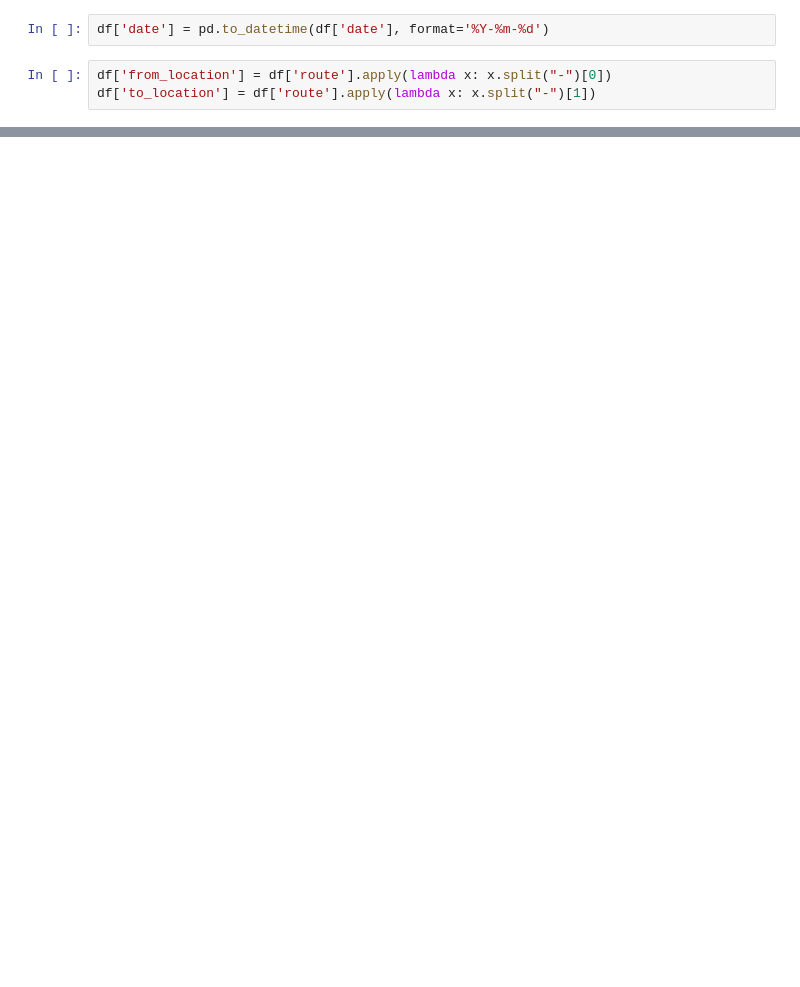
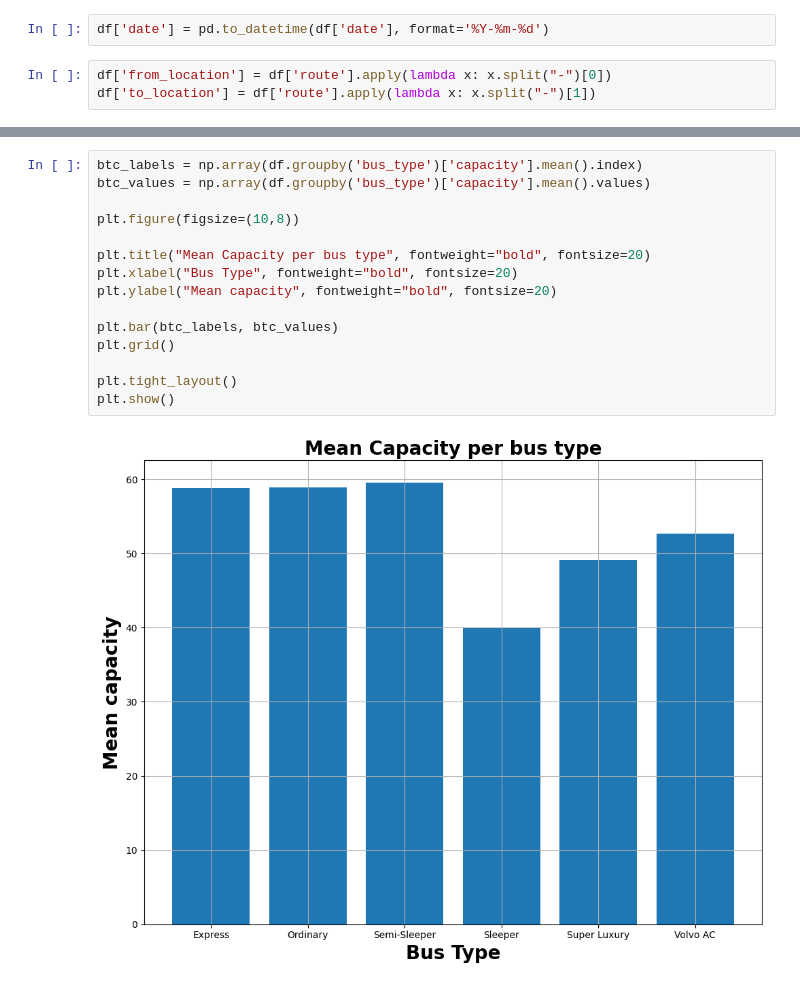
Before and after one commit to VRYeshwanth/AI-ML-Journey, a Jupyter notebook: Matplotlib Basics/Transport Data Analysis/analysis.ipynb, the cells around one changed output, grey strips where cells are left out. Cells and saved outputs as stored; diff of their text form; blank space fills up the shorter version.

```diff
--- a/Matplotlib Basics/Transport Data Analysis/analysis.ipynb
+++ b/Matplotlib Basics/Transport Data Analysis/analysis.ipynb
@@ -42,0 +114,17 @@ df['to_location'] = df['route'].apply(lambda x: x.split("-")[1])
+# %%
+btc_labels = np.array(df.groupby('bus_type')['capacity'].mean().index)
+btc_values = np.array(df.groupby('bus_type')['capacity'].mean().values)
+
+plt.figure(figsize=(10,8))
+
+plt.title("Mean Capacity per bus type", fontweight="bold", fontsize=20)
+plt.xlabel("Bus Type", fontweight="bold", fontsize=20)
+plt.ylabel("Mean capacity", fontweight="bold", fontsize=20)
+
+plt.bar(btc_labels, btc_values)
+plt.grid()
+
+plt.tight_layout()
+plt.show()
+# %% [output]
+[figure, added]
```
Also changed, not shown: parts of 6 cells of this notebook, 1 other file.
